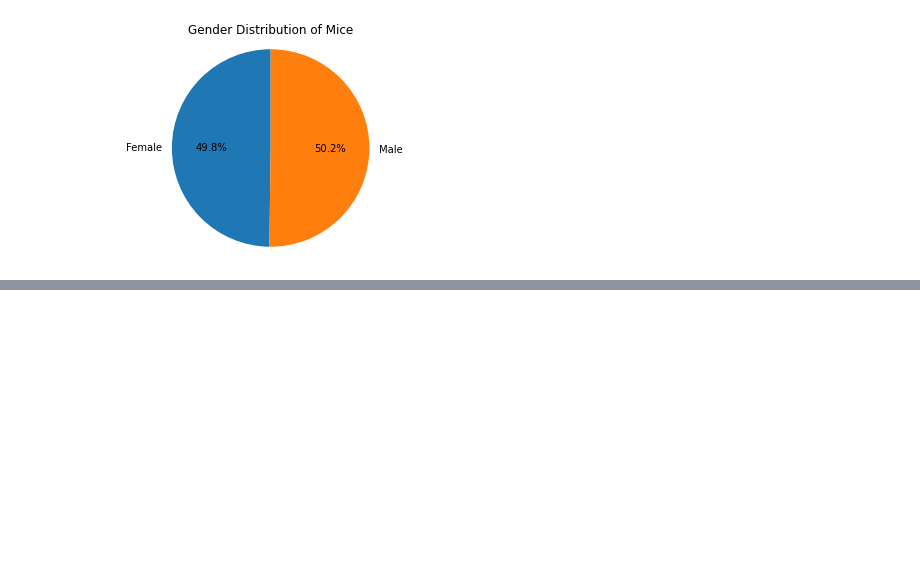
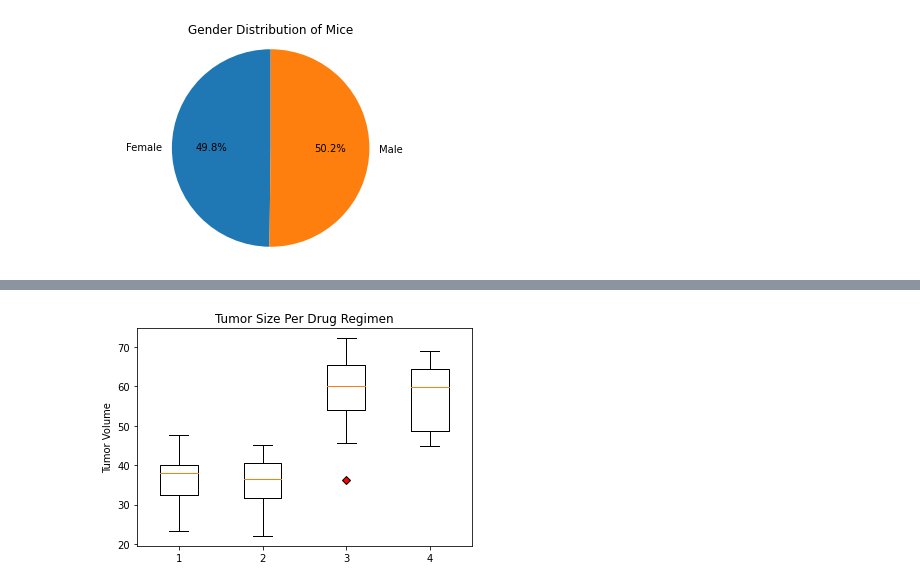
Before and after one commit to SanabuW/matplotlib-challenge, a Jupyter notebook: pymaceuticals_submission_file.ipynb, the cells around one changed output, grey strips where cells are left out. Saved outputs shown, nothing was run; the diff lists cells and outputs as text; code cells hidden in the pictures; blank space fills up the shorter version.

Commit message:
finished boxplot

```diff
--- a/pymaceuticals_submission_file.ipynb
+++ b/pymaceuticals_submission_file.ipynb
@@ -296,3 +240,21 @@ plt.axis("equal")
 plt.show()
 # %% [output]
 [figure]
+# %%
+# Calculate the final tumor volume of each mouse across four of the most promising treatment regimens:
+# Capomulin, Ramicane, Infubinol, and Ceftamin.
+# Calculate the quartiles and IQR and quantitatively determine if there are any potential
+# outliers across all four treatment regimens.
+topTreatmentsdf = mergeDataClean.loc[(mergeDataClean["Drug Regimen"] == "Capomulin") |
+                                      (mergeDataClean["Drug Regimen"] == "Ramicane") |
+                                      (mergeDataClean["Drug Regimen"] == "Infubinol") |
+                                      (mergeDataClean["Drug Regimen"] == "Ceftamin")
+                                     ,:]
+# Find the final timepoint for all mice
+topTreatmentGroup = topTreatmentsdf.groupby("Mouse ID")
+maxTime = topTreatmentGroup["Timepoint"].max()
+# Attach the Tumor Volume to those Mice and Timepoints by inner joining on both series to "filter out"
+#all other entries
+finalTumordf = pd.merge(maxTime, mergeDataClean, on=["Mouse ID", "Timepoint"], how="inner")
+finalTumordf = finalTumordf.rename(columns = {"Tumor Volume (mm3)":"Final Tumor Volume"})
+finalTumordf
@@ -298,0 +381,13 @@ plt.show()
+# %%
+# Plot boxplots
+# Refit data from dataframes into 2D array
+obsArray = [capdf["Final Tumor Volume"],ramdf["Final Tumor Volume"],infdf["Final Tumor Volume"],cefdf["Final Tumor Volume"]]
+
+fig2, ax2 = plt.subplots()
+ax2.set_title('Tumor Size Per Drug Regimen')
+ax2.set_ylabel('Tumor Volume')
+red_diamond = dict(markerfacecolor='r', marker='D')
+ax2.boxplot(obsArray, flierprops = red_diamond)
+plt.show()
+# %% [output]
+[figure, added]
```
Also changed, not shown: parts of 11 cells of this notebook.
